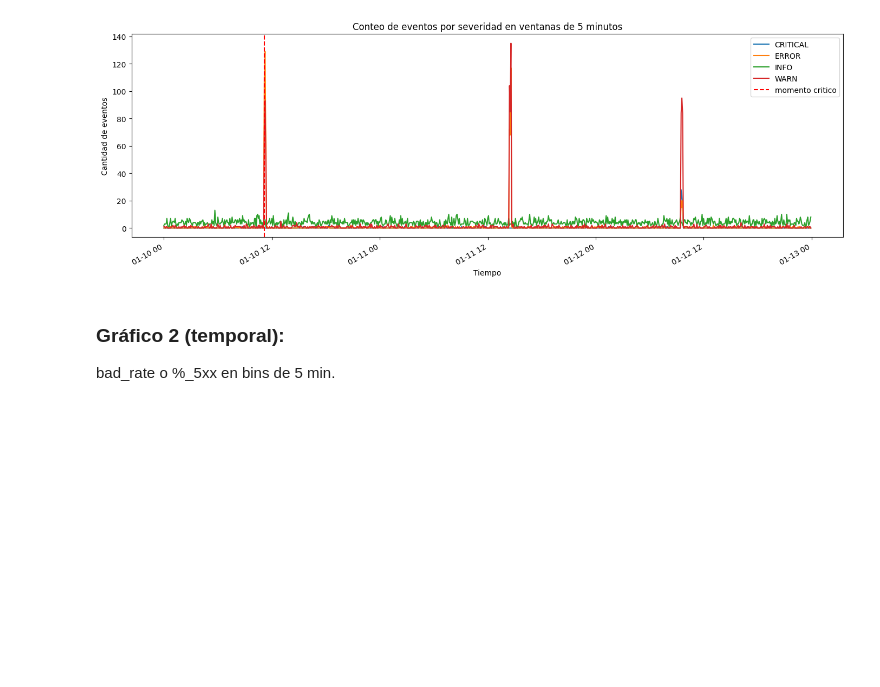
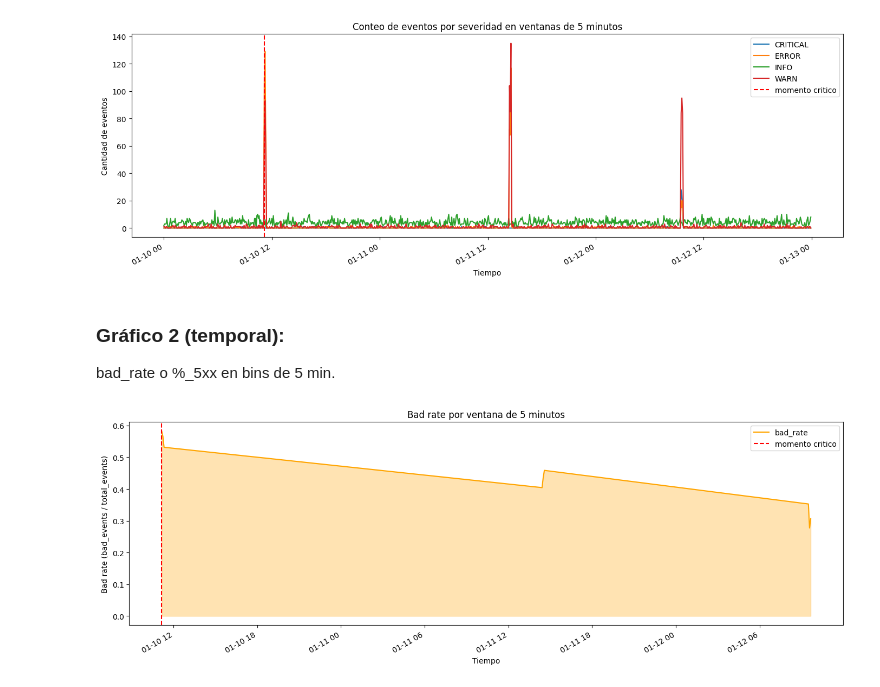
Before and after one commit to da21nny/The_Huddle_Challenge_6_CodePro_4, a Jupyter notebook: challenge_6.ipynb, the cells around one changed output. Saved outputs shown, nothing was run; the diff lists cells and outputs as text; code cells hidden in the pictures; blank space fills up the shorter version.

```diff
--- a/challenge_6.ipynb
+++ b/challenge_6.ipynb
@@ -261,3 +261,38 @@ plt.show()
 # %% [markdown]
 ### Gráfico 2 (temporal):
 bad_rate o %_5xx en bins de 5 min.
+# %%
+fig, ax = plt.subplots(figsize=(14, 5))
+
+ax.plot(
+
+    sr_x_time,
+    sr_y_badrate,
+    color = 'orange',
+    label = 'bad_rate'
+)
+
+ax.fill_between(
+    sr_x_time,
+    sr_y_badrate,
+    alpha = 0.3,
+    color = 'orange'
+)
+
+ax.axvline(
+    x = dt_windows_start,
+    color = 'red',
+    linestyle = '--',
+    label = 'momento critico'
+)
+
+ax.set_title('Bad rate por ventana de 5 minutos')
+ax.set_xlabel('Tiempo')
+ax.set_ylabel('Bad rate (bad_events / total_events)')
+ax.legend()
+
+fig.autofmt_xdate()
+plt.tight_layout()
+plt.show()
+# %% [output]
+[figure, added]
```
